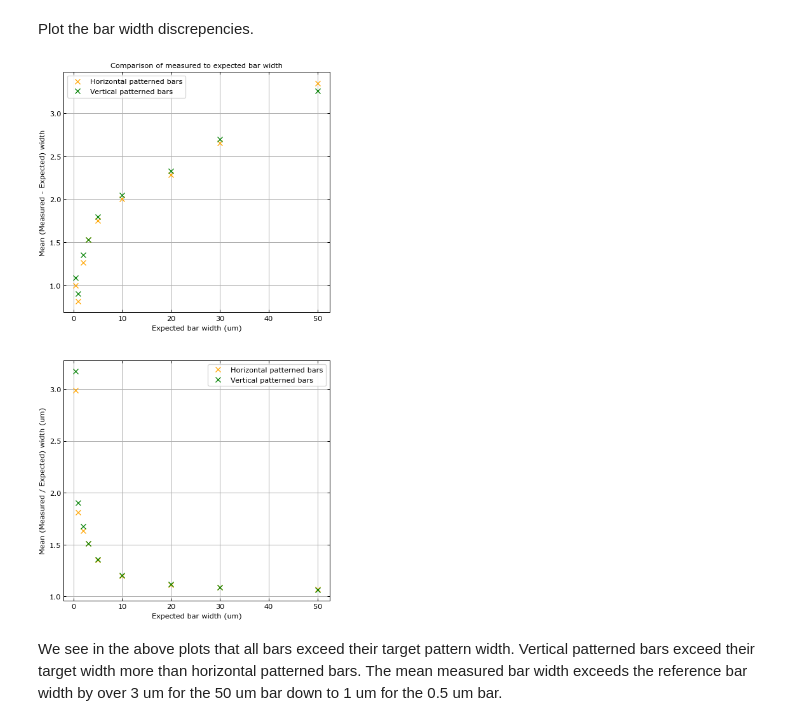
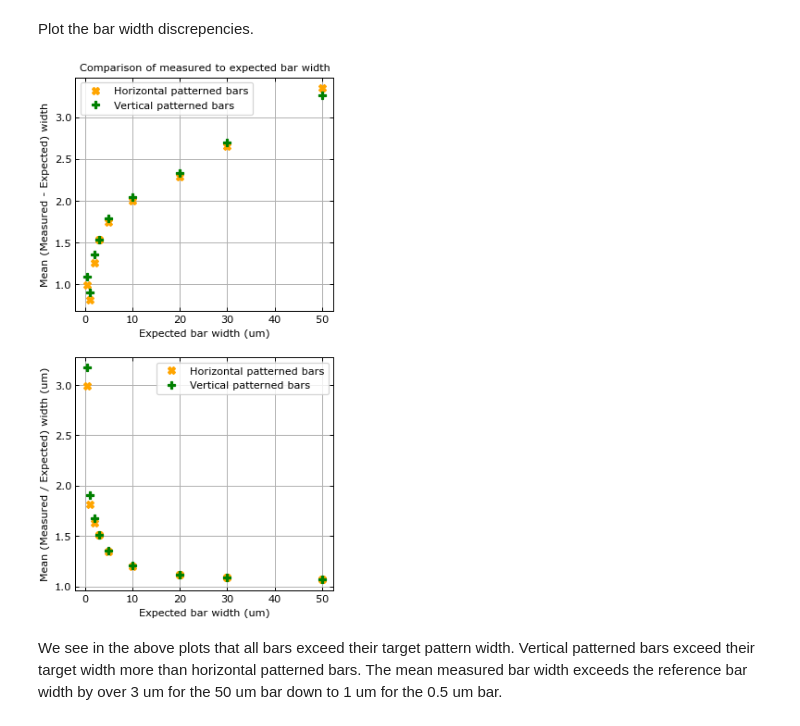
Before and after one commit to scitemple/photolith-analysis-example, a Jupyter notebook: photolith_analysis.ipynb, the cells around one changed output. Saved outputs shown, nothing was run; the diff lists cells and outputs as text; code cells hidden in the pictures.

Commit message:
Reduce bar comparison plot size and improve resolution

```diff
--- a/photolith_analysis.ipynb
+++ b/photolith_analysis.ipynb
@@ -388,28 +388,28 @@ display(gdfan2)
 # %% [markdown]
 Plot the bar width discrepencies.
 # %%
-fig, ax = plt.subplots(2, 1, figsize=(6, 12))
+fig, ax = plt.subplots(2, 1, figsize=(4, 8))
 ax0, ax1 = ax.ravel()
 sub1 = gdfan.loc[gdfan["bar_orientation"] == "horizontal"]
 sub2 = gdfan.loc[gdfan["bar_orientation"] == "vertical"]
-ax0.plot(sub1["expected_bar_width"], sub1["Measured - Expected (um)"], "x", label="Horizontal patterned bars", color="orange")
-ax0.plot(sub2["expected_bar_width"], sub2["Measured - Expected (um)"], "gx", label="Vertical patterned bars")
+ax0.plot(sub1["expected_bar_width"], sub1["Measured - Expected (um)"], "X", label="Horizontal patterned bars", color="orange")
+ax0.plot(sub2["expected_bar_width"], sub2["Measured - Expected (um)"], "gP", label="Vertical patterned bars")
 ax0.set_xlabel("Expected bar width (um)")
 ax0.set_ylabel("Mean (Measured - Expected) width")
 ax0.legend()
 ax0.set_title("Comparison of measured to expected bar width")
 ax0.grid()
 
-ax1.plot(sub1["expected_bar_width"], sub1["Measured / Expected (um)"], "x", label="Horizontal patterned bars", color="orange")
-ax1.plot(sub2["expected_bar_width"], sub2["Measured / Expected (um)"], "gx", label="Vertical patterned bars")
+ax1.plot(sub1["expected_bar_width"], sub1["Measured / Expected (um)"], "X", label="Horizontal patterned bars", color="orange")
+ax1.plot(sub2["expected_bar_width"], sub2["Measured / Expected (um)"], "gP", label="Vertical patterned bars")
 ax1.set_xlabel("Expected bar width (um)")
 ax1.set_ylabel("Mean (Measured / Expected) width (um)")
 ax1.legend()
 ax1.grid()
 
-fig.savefig("./data/bar_width_comparison_plot.png", dpi=300)
+fig.savefig("./data/bar_width_comparison_plot.png", dpi=500)
 # %% [output]
-[figure, old version]
+[figure, new version]
 # %% [markdown]
 We see in the above plots that all bars exceed their target pattern width. Vertical patterned bars exceed their target width more than horizontal patterned bars. The mean measured bar width exceeds the reference bar width by over 3 um for the 50 um bar down to 1 um for the 0.5 um bar.
 # %% [markdown]
```
Also changed, not shown: 2 other files.
